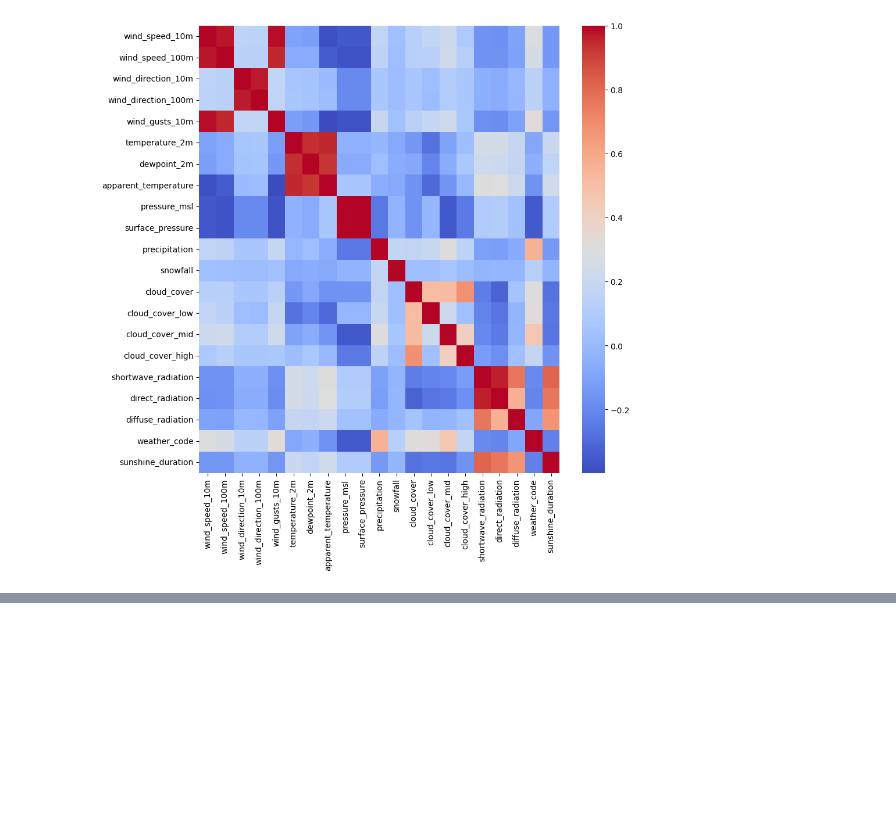
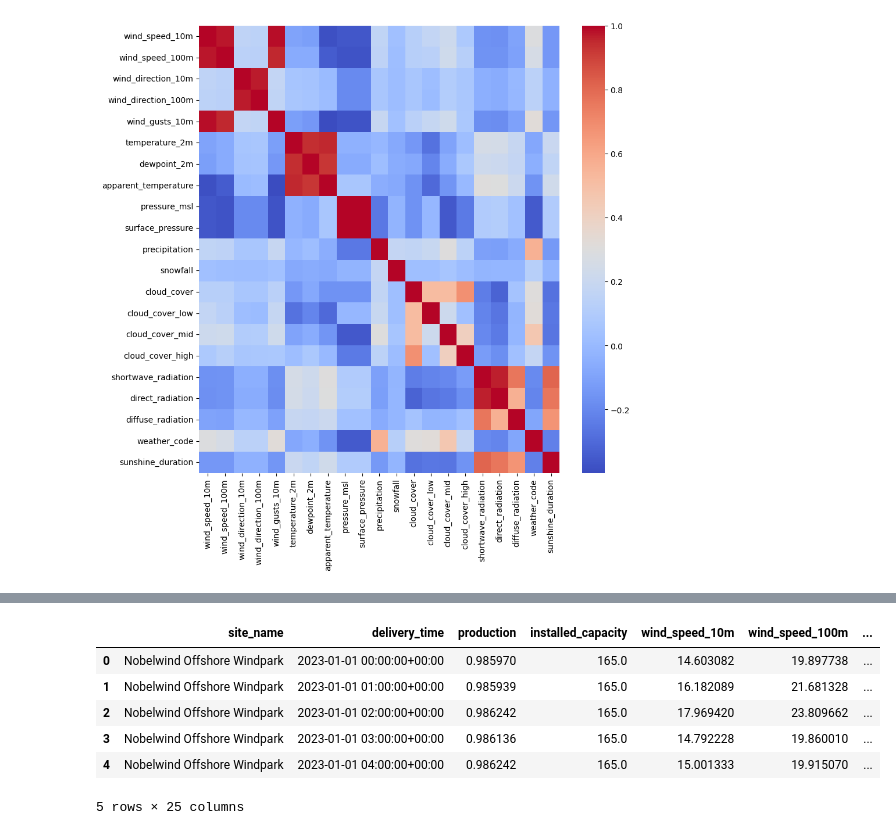
Before and after one commit to Nicolas2412/wind_forecast, a Jupyter notebook: wpp_forecast.ipynb, the cells around one changed output, grey strips where cells are left out. Saved outputs shown, nothing was run; the diff lists cells and outputs as text; code cells hidden in the pictures; blank space fills up the shorter version.

```diff
--- a/wpp_forecast.ipynb
+++ b/wpp_forecast.ipynb
@@ -92,0 +98,4 @@ plt.show()
+# %%
+df_prod = pd.read_parquet("data/dataset_1.parquet")
+df_sites = pd.read_parquet("data/dataset_2.parquet")
+df_weather = pd.read_parquet("data/dataset_3.parquet")
@@ -92,0 +131,10 @@ plt.show()
+# %%
+df_merged.head()
+# %% [output]
+|  | site_name | delivery_time | production | installed_capacity | wind_speed_10m | wind_speed_100m | ... |
+| 0 | Nobelwind Offshore Windpark | 2023-01-01 00:00:00+00:00 | 0.985970 | 165.0 | 14.603082 | 19.897738 | ... |
+| 1 | Nobelwind Offshore Windpark | 2023-01-01 01:00:00+00:00 | 0.985939 | 165.0 | 16.182089 | 21.681328 | ... |
+| 2 | Nobelwind Offshore Windpark | 2023-01-01 02:00:00+00:00 | 0.986242 | 165.0 | 17.969420 | 23.809662 | ... |
+| 3 | Nobelwind Offshore Windpark | 2023-01-01 03:00:00+00:00 | 0.986136 | 165.0 | 14.792228 | 19.860010 | ... |
+| 4 | Nobelwind Offshore Windpark | 2023-01-01 04:00:00+00:00 | 0.986242 | 165.0 | 15.001333 | 19.915070 | ... |
+5 rows × 25 columns
```
Also changed, not shown: parts of 10 cells of this notebook.
